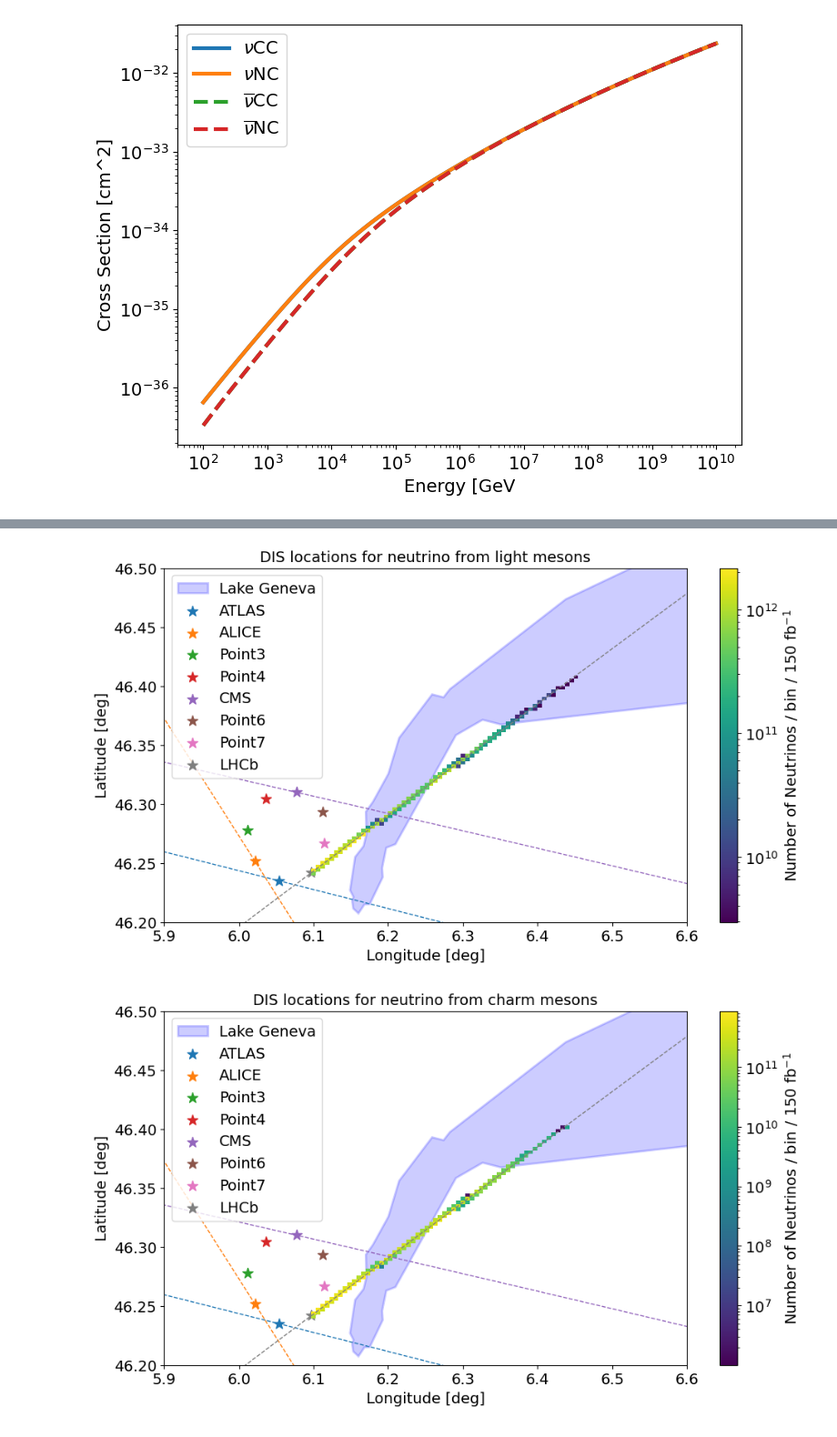
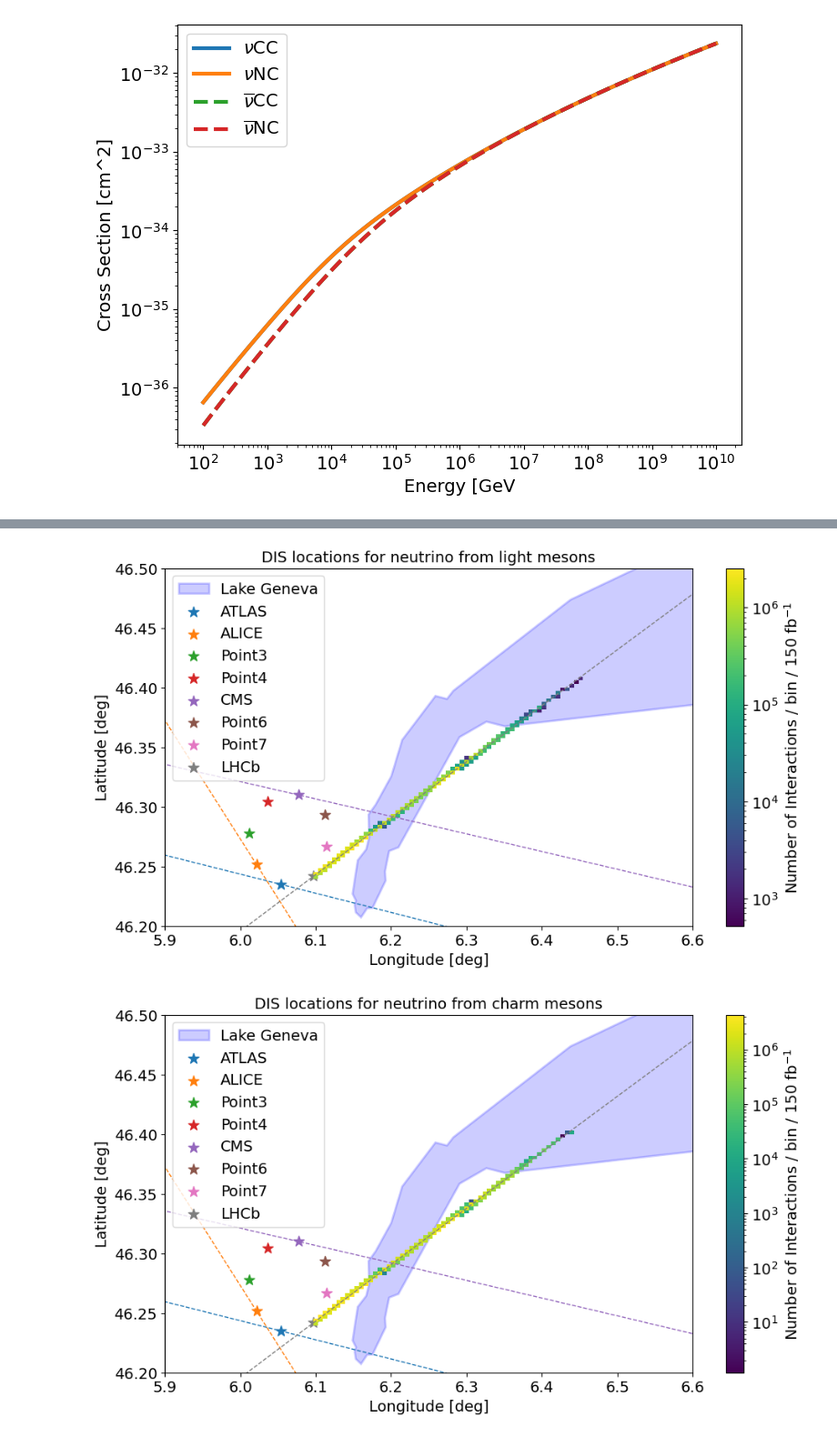
Before and after one commit to nickkamp1/Lake_Geneva_Neutrinos, a Jupyter notebook: MuonSimulation.ipynb, the cells around one changed output, grey strips where cells are left out. Shown at 91% size. Saved outputs shown, nothing was run; the diff lists cells and outputs as text; code cells hidden in the pictures.

```diff
--- a/MuonSimulation.ipynb
+++ b/MuonSimulation.ipynb
@@ -132,6 +130,9 @@ for simulation,tag in zip([light_simulation,charm_simulation],
                norm=matplotlib.colors.LogNorm())
     c = plt.colorbar()
     c.set_label(r'Number of Neutrinos / bin / 150 fb$^{-1}$')
+    simulation.CalculateBeamExitPointFromIP('LHCb')
+    plt.scatter(simulation.beam_exit_point_lat_long[1],simulation.beam_exit_point_lat_long[0],marker='o',facecolors='none',edgecolors='black',s=200)
+    plt.text(1.003*simulation.beam_exit_point_lat_long[1],0.9998*simulation.beam_exit_point_lat_long[0],'beam LOS exit point')
     plt.xlim(5.9,6.6)
     plt.ylim(46.2,46.5)
     plt.show()
@@ -148,35 +149,35 @@ for simulation,tag in zip([light_simulation,charm_simulation],
     for k,color in zip(list(LHC_data.index),mcolors.TABLEAU_COLORS):
         lines = plot_tangent_line_lat_long(LHC,
                                            np.array(LHC_data.loc[k,['X','Y','Z']]),
                                            np.array(LHC_data.loc[k,['CrossingOrientation','CrossingAngle']]),
                                            limit=1 if 'Point' in k else 60000)
         center, earth_points = lines[0] # all lines are essentially the same
         plt.plot([p[1] for p in earth_points],
                 [p[0] for p in earth_points],color=color,ls='--',lw=1)
         plt.scatter(center[1],
                     center[0],
                     marker='*',color=color,label=k)
         if 'Point' in k: continue # don't consider points without collisions
         int1,int2 = calculate_intersections_with_lake(LHC,
                                                     np.array(LHC_data.loc[k,['X','Y','Z']]),
                                                     np.array(LHC_data.loc[k,['CrossingOrientation','CrossingAngle']]),
                                                     np.array(Lake_data[['Latitude','Longitude']]),
                                                     limit=50000000)
     plt.xlabel('Longitude [deg]')
     plt.ylabel('Latitude [deg]')
     plt.legend(loc='upper left')
     plt.title('DIS locations for neutrino from %s mesons'%tag,fontsize=14)
     plt.hist2d([xyz_to_lat_long(*x)[1] for x in simulation.data['DIS_location'][:N]],
                [xyz_to_lat_long(*x)[0] for x in simulation.data['DIS_location'][:N]],
                bins=(np.linspace(6.0,6.6,100),np.linspace(46.2,46.5,100)),
-               weights = (simulation.data['wgt']*150*1000)[:N]*len(simulation.data)/N,
+               weights = (simulation.data['interaction_probability']*simulation.data['wgt']*150*1000)[:N]*len(simulation.data)/N,
                norm=matplotlib.colors.LogNorm())
     c = plt.colorbar()
-    c.set_label(r'Number of Neutrinos / bin / 150 fb$^{-1}$')
+    c.set_label(r'Number of Interactions / bin / 150 fb$^{-1}$')
     plt.xlim(5.9,6.6)
     plt.ylim(46.2,46.5)
     plt.show()
 # %% [output]
-[figure, old version]
+[figure, new version]
-[figure, old version]
+[figure, new version]
 # %%
```
Also changed, not shown: parts of 5 cells of this notebook, 2 other files.
